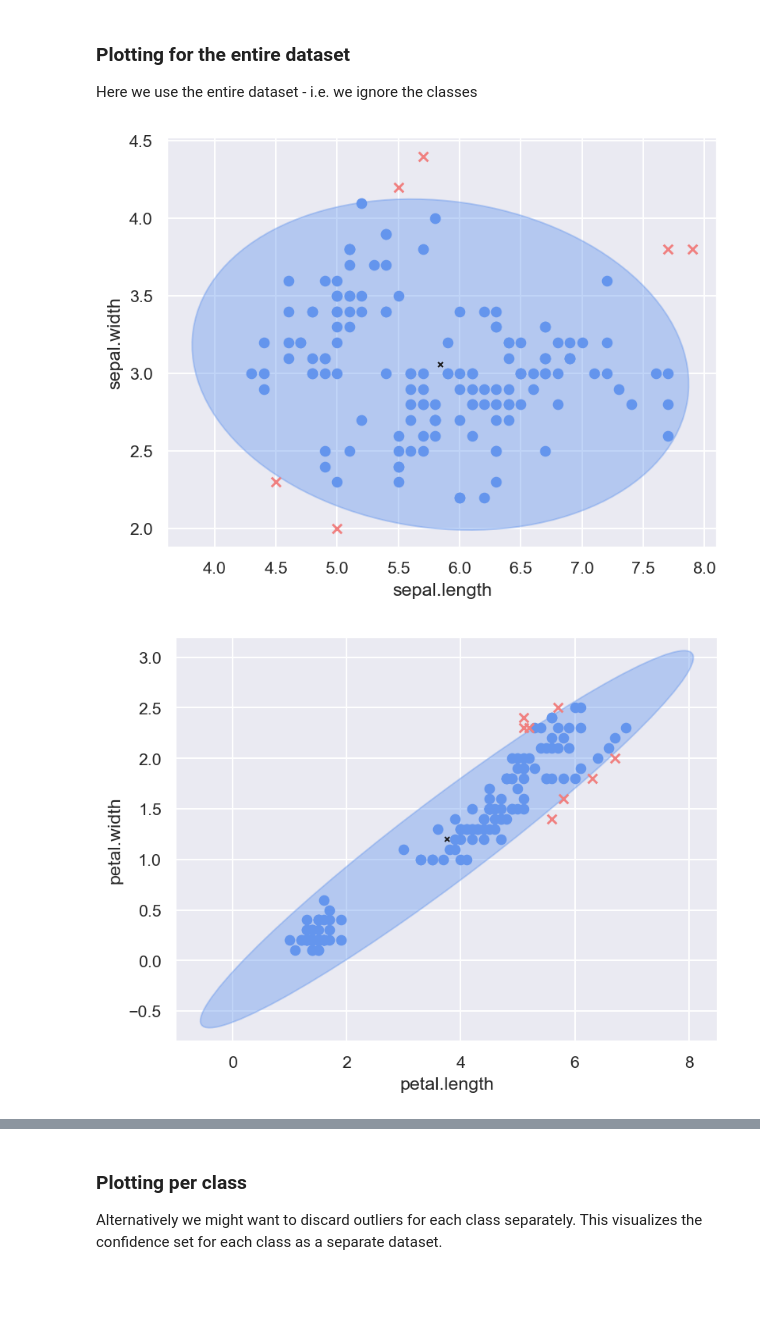
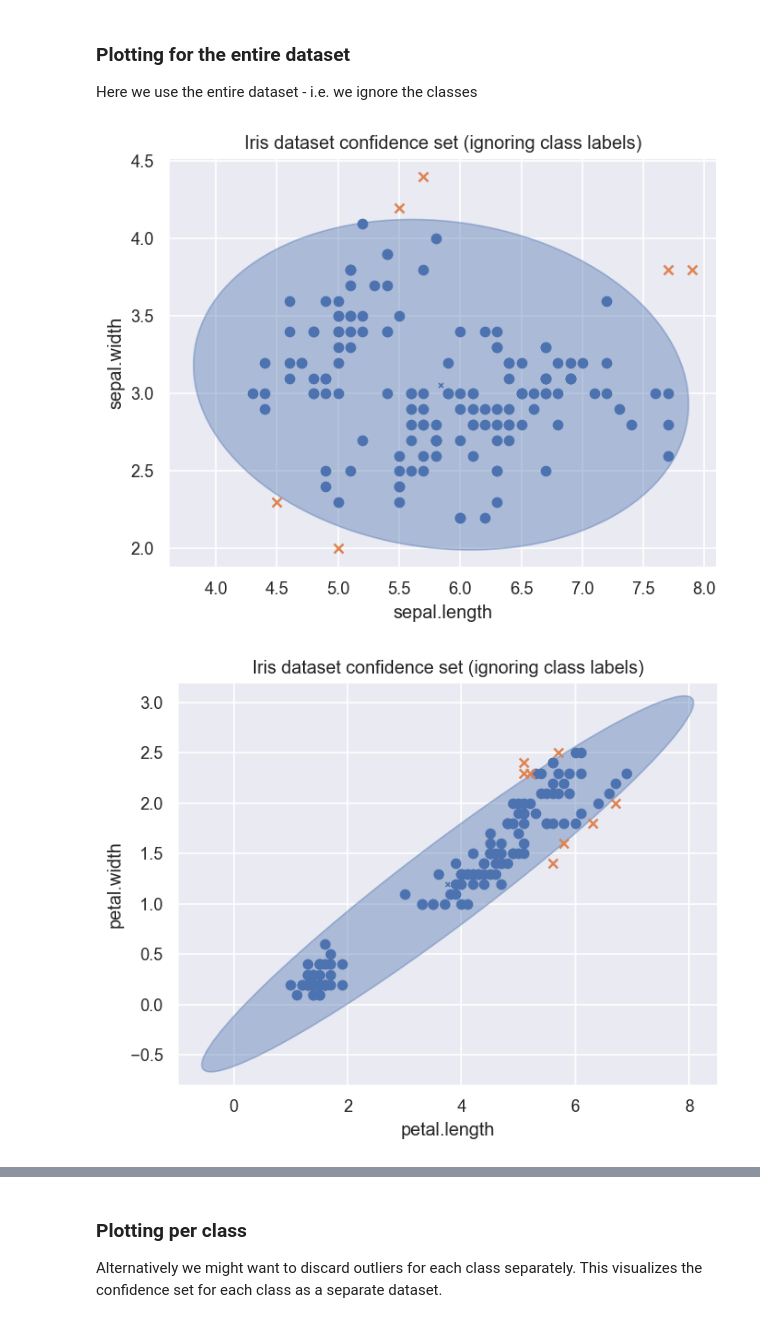
Before and after one commit to honzikv/multidimstats, a Jupyter notebook: cv02/main.ipynb, the cells around one changed output, grey strips where cells are left out. Saved outputs shown, nothing was run; the diff lists cells and outputs as text; code cells hidden in the pictures; blank space fills up the shorter version.

```diff
--- a/cv02/main.ipynb
+++ b/cv02/main.ipynb
@@ -107,10 +109,24 @@ import matplotlib.pyplot as plt
 import math
 
 def plot_confidence_ellipse(x, confidence, fig, ellipse_color, points_in_color, points_out_color, class_label=None):
+    """
+    Plots confidence ellipse to specified figure
+
+    Args:
+        x (np.array): array-like of shape (n_samples, 2)
+        confidence (float): level of confidence, should be between 0 and 1
+        fig: pyplot figure object
+        ellipse_color: color of the ellipse
+        points_in_color: color of the points inside the ellipse
+        points_out_color: color of the outliers
+        class_label (str, optional): name of the class - this is used if we are plotting multiple classes. Defaults to None.
+    """
+    # x_mean is the center of the ellipse
     x_mean, width, height, angle = get_confidence_ellipse_params(x, confidence=confidence)
 
     ax = fig.gca()
 
+    # Compute which points are inside the ellipse using analytical formula for ellipse
     cos_angle, sin_angle = np.cos(np.pi - angle), np.sin(np.pi - angle)
     x_center = x - x_mean
     x_center = np.stack([x_center[:, 0] * cos_angle - x_center[:, 1] * sin_angle,
@@ -118,13 +134,15 @@ def plot_confidence_ellipse(x, confidence, fig, ellipse_color, points_in_color,
 
     radius = (x_center[:, 0] ** 2 / (.5 * width) ** 2) + (x_center[:, 1] ** 2 / (.5 * height) ** 2)
 
+    # Filter using boolean array
     points_in, points_out = x[np.where(radius <= 1)], x[np.where(radius > 1)]
 
+    # Add objects to the figure
     ax.add_patch(patches.Ellipse(x_mean, width, height, angle=math.degrees(angle),
                                  fill=True, color=ellipse_color))
     ax.scatter(points_in[:, 0], points_in[:, 1], color=points_in_color, label=class_label)
     ax.scatter(points_out[:, 0], points_out[:, 1], color=points_out_color, marker='x', label=f'{class_label} (outlier)' if class_label else None)
-    ax.plot(x_mean[0], x_mean[1], 'kx', markersize=3)
+    ax.plot(x_mean[0], x_mean[1], 'x', markersize=3, color=points_in_color)
 # %% [markdown]
 ### Plotting for the entire dataset
 
@@ -138,7 +156,7 @@ def plot_dataset(dims, color_in='cornflowerblue', color_out='lightcoral', confid
 
     Args:
         dims (array): array-like must have exactly 2 elements that are the names of the columns to plot
-        color_in (str, optional): Color of the ellipse and inliers. Defaults to 'cornflowerblue'.
+        color_in (str, optional): Color of the ellipse and valid data points. Defaults to 'cornflowerblue'.
         color_out (str, optional): Color of the outliers. Defaults to 'lightcoral'.
         confidence (float, optional): Confidence, must be in (0, 1). Defaults to .95.
         save (bool, optional): Whether to save the figure. Defaults to True.
@@ -146,26 +164,34 @@ def plot_dataset(dims, color_in='cornflowerblue', color_out='lightcoral', confid
     Returns:
         fig: figure
     """
+
     # Create new figure
-    fig = plt.figure(dpi=140)
+    fig = plt.figure(dpi=120)
+
+    # Add alpha to ellipse color so that the points are visible
     ellipse_color = colors.to_rgba(color_in, alpha=.4)
 
+    # Add title and axis labels
+    plt.title('Iris dataset confidence set (ignoring class labels)')
     plt.xlabel(dims[0])
     plt.ylabel(dims[1])
+
+    # Plot the ellipse with points
     x = df[dims].to_numpy()
     plot_confidence_ellipse(x, confidence=confidence, fig=fig, ellipse_color=ellipse_color,
                             points_in_color=color_in, points_out_color=color_out, class_label='all')
 
+    # Save if required
     if save:
-        fig.savefig(os.path.join(output_folder, f'iris_{dims[0]}_{dims[1]}_ellipse.png'))
+        fig.savefig(os.path.join(output_folder, f'iris_{dims[0]}_{dims[1]}_ellipse.png'), dpi=300)
 
     return fig
 # %%
-fig = plot_dataset(['sepal.length', 'sepal.width'])
+fig = plot_dataset(['sepal.length', 'sepal.width'], color_in=sns.color_palette()[0], color_out=sns.color_palette()[1])
 # %% [output]
-[figure, old version]
+[figure, new version]
 # %%
-fig = plot_dataset(['petal.length', 'petal.width'])
+fig = plot_dataset(['petal.length', 'petal.width'], color_in=sns.color_palette()[0], color_out=sns.color_palette()[1])
 # %% [output]
-[figure, old version]
+[figure, new version]
 # %%
```
Also changed, not shown: parts of 6 cells of this notebook, 5 other files.
